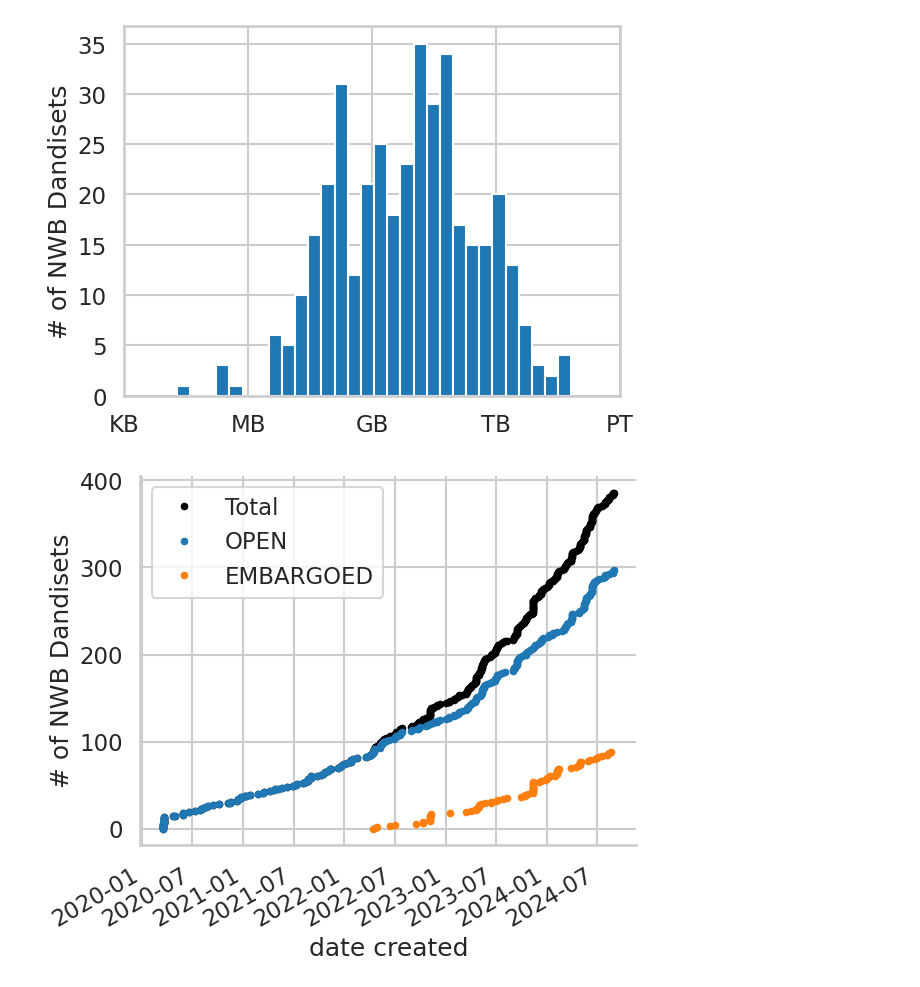
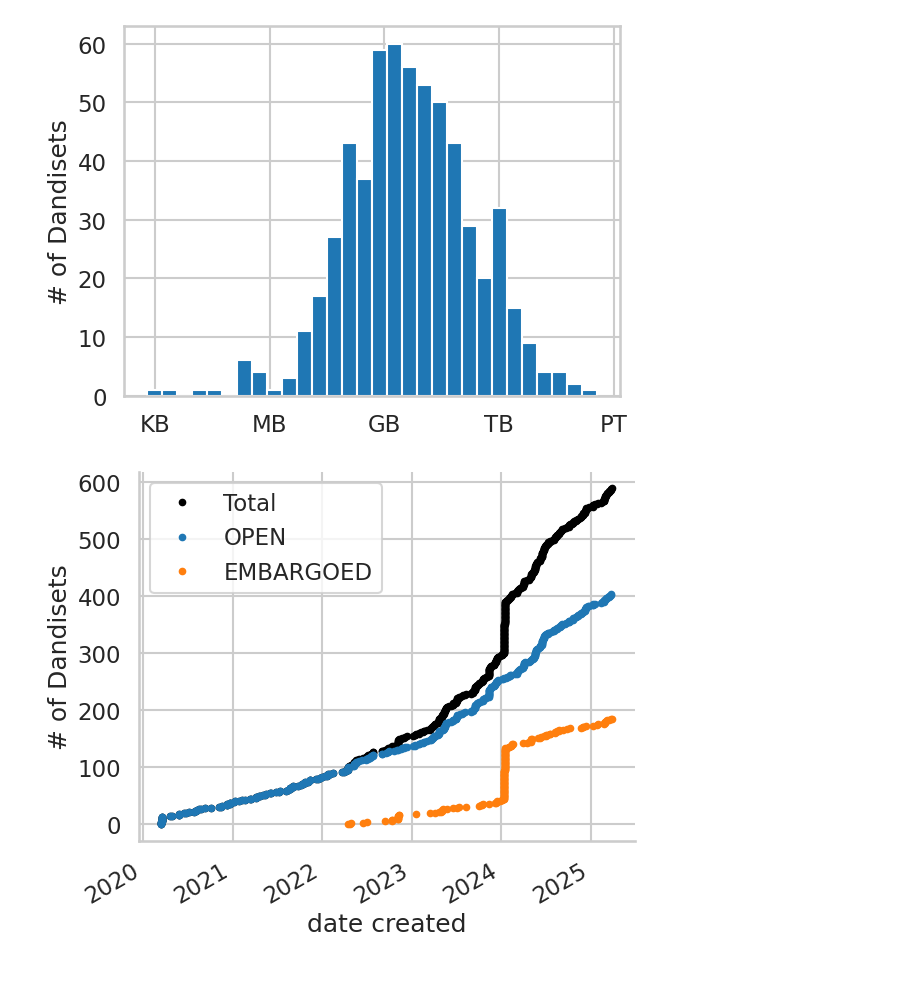
Before and after one commit to dandi/example-notebooks, a Jupyter notebook: dandi/archive_stats.ipynb, the cells around one changed output. Saved outputs shown, nothing was run; the diff lists cells and outputs as text; code cells hidden in the pictures.

```diff
--- a/dandi/archive_stats.ipynb
+++ b/dandi/archive_stats.ipynb
@@ -16,5 +17,7 @@ client = DandiAPIClient()
 # To get information about embargoed -- need to authenticate.
 # If have no account, change to False to avoid consideration of embargoed dandisets
 embargoed = True
+only_nwb = False
 if embargoed:
     client.dandi_authenticate()
+dandisets_label = ("NWB " if only_nwb else "") + "Dandisets"
@@ -33,0 +24,3 @@ print(f"# Dandisets: {len(dandisets)}")
+# %%
+dandisets = list(client.get_dandisets(embargoed=True, empty=False))
+print(f"# {dandisets_label}: {len(dandisets)}")
@@ -66,10 +61,10 @@ def is_nwb(metadata):
 
 data = defaultdict(list)
 all_variables_measured = []
-for dandiset in dandisets:
+for dandiset in tqdm.tqdm(dandisets):
     identifier = dandiset.identifier
     metadata = dandiset.get_raw_metadata()
-    if not is_nwb(metadata) or not dandiset.draft_version.size:
+    if (only_nwb and not is_nwb(metadata)) or not dandiset.draft_version.size:
         continue
     data["identifier"].append(identifier)
     data["created"].append(dandiset.created)
@@ -81,11 +76,11 @@ for dandiset in dandisets:
     else:
         data["species"].append(np.nan)
 
-    variables_measured = metadata["assetsSummary"]["variableMeasured"]
-    all_variables_measured.extend(variables_measured)
+    if (variables_measured := metadata["assetsSummary"].get("variableMeasured")):
+        all_variables_measured.extend(variables_measured)
     for modality, ndtypes in neurodata_type_map.items():
         data[modality].append(
-            any(x in ndtypes for x in variables_measured)
+            any(x in ndtypes for x in (variables_measured or []))
         )
 
     if "numberOfSubjects" in metadata["assetsSummary"]:
@@ -171,27 +166,27 @@ logsize = np.log10(df["size"])
 
 ax = logsize.plot.hist(bins=30)
 ax.set_xticks([3, 6, 9, 12, 15])
-ax.set_ylabel("# of NWB Dandisets")
+ax.set_ylabel(f"# of {dandisets_label}")
 ax.set_xticklabels(["KB", "MB", "GB", "TB", "PT"])
 ax.figure.savefig("size.png", bbox_inches="tight")
 # %% [output]
-[figure, old version]
+[figure, new version]
 # %%
 fig, ax = plt.subplots()
 
 axes = {}
 axes['Total'] = ax.plot(df['created'], np.arange(len(df)), 'k.')
 access_types = list(df['access'].unique())
 for access in access_types:
     df_ = df[df['access'] == access]
     axes[access] = ax.plot(df_['created'], np.arange(len(df_)), '.')
 ax.legend(["Total"] + access_types)
 
 for label in ax.get_xticklabels(which='major'):
     label.set(rotation=30, horizontalalignment='right')
-ax.set_ylabel('# of NWB Dandisets')
+ax.set_ylabel(f'# of {dandisets_label}')
 ax.set_xlabel("date created")
 sns.despine()
-ax.figure.savefig("date.png", bbox_inches="tight")
+ax.figure.savefig("date_count.png", bbox_inches="tight")
 # %% [output]
-[figure, old version]
+[figure, new version]
```
Also changed, not shown: parts of 8 cells of this notebook.
